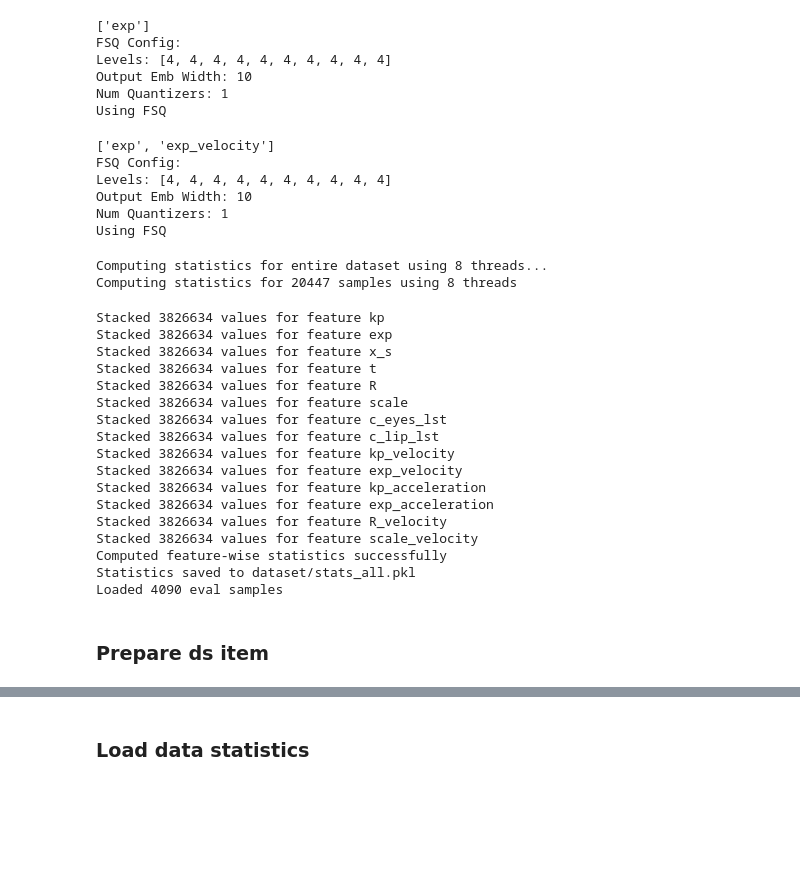
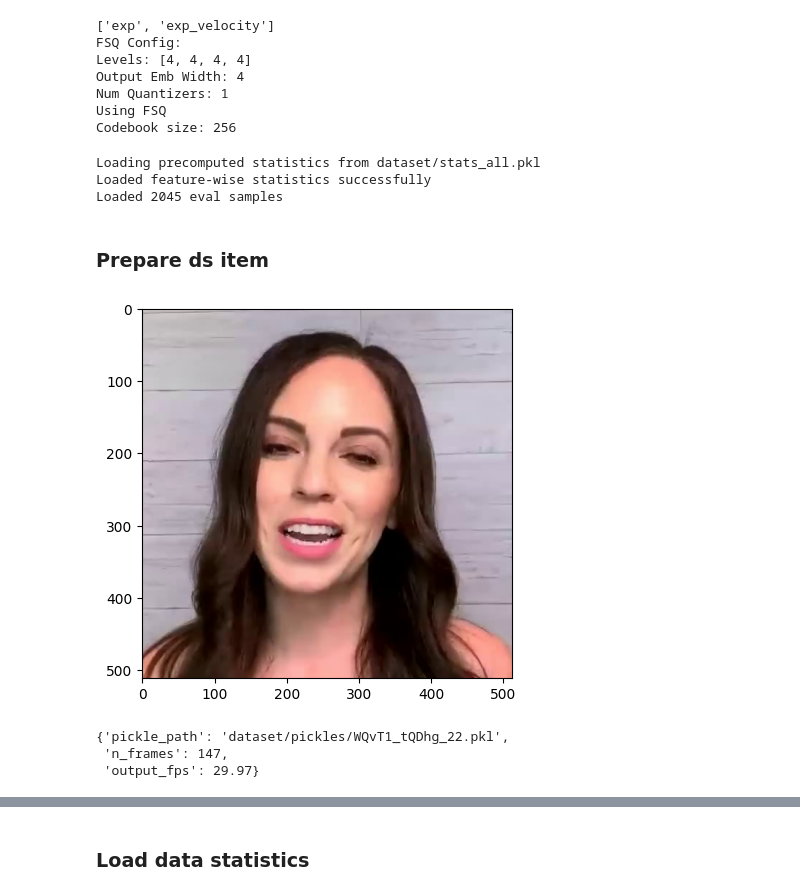
Before and after one commit to xabirizar9/liveportrait-tokenizer, a Jupyter notebook: reconstruct_motions.ipynb, the cells around one changed output, grey strips where cells are left out. Saved outputs shown, nothing was run; the diff lists cells and outputs as text; code cells hidden in the pictures; blank space fills up the shorter version.

```diff
--- a/reconstruct_motions.ipynb
+++ b/reconstruct_motions.ipynb
@@ -79,41 +92,17 @@ Using FSQ
-# %%
-exp_fsq, exp_feats = load_vqvae(Path("outputs/20250524_170400-vae-fsq-only_exp_rest-D10-L4-lr1e-4-bs32-e2000/checkpoints/checkpoint_epoch=909.ckpt"))
-# %% [output]
-['exp']
-FSQ Config:
-Levels: [4, 4, 4, 4, 4, 4, 4, 4, 4, 4]
-Output Emb Width: 10
-Num Quantizers: 1
-Using FSQ
 # %%
-lip_fsq, lip_feats = load_vqvae(Path("outputs/lip_fsq/checkpoints/checkpoint_epoch=239.ckpt"))
+lip_fsq, lip_feats = load_vqvae(Path("outputs/modified_lip_fsq_D4/checkpoints/checkpoint_epoch=249.ckpt"))
 # %% [output]
 ['exp', 'exp_velocity']
 FSQ Config:
-Levels: [4, 4, 4, 4, 4, 4, 4, 4, 4, 4]
-Output Emb Width: 10
+Levels: [4, 4, 4, 4]
+Output Emb Width: 4
 Num Quantizers: 1
 Using FSQ
+Codebook size: 256
 # %%
-ds = Dataset("dataset", split="eval", compute_stats=True)
+ds = Dataset("dataset", split="eval", val_split=0.1, seed=2, compute_stats=False)
 # %% [output]
-Computing statistics for entire dataset using 8 threads...
-Computing statistics for 20447 samples using 8 threads
+Loading precomputed statistics from dataset/stats_all.pkl
+Loaded feature-wise statistics successfully
+Loaded 2045 eval samples
-Stacked 3826634 values for feature kp
-Stacked 3826634 values for feature exp
-Stacked 3826634 values for feature x_s
-Stacked 3826634 values for feature t
-Stacked 3826634 values for feature R
-Stacked 3826634 values for feature scale
-Stacked 3826634 values for feature c_eyes_lst
-Stacked 3826634 values for feature c_lip_lst
-Stacked 3826634 values for feature kp_velocity
-Stacked 3826634 values for feature exp_velocity
-Stacked 3826634 values for feature kp_acceleration
-Stacked 3826634 values for feature exp_acceleration
-Stacked 3826634 values for feature R_velocity
-Stacked 3826634 values for feature scale_velocity
-Computed feature-wise statistics successfully
-Statistics saved to dataset/stats_all.pkl
-Loaded 4090 eval samples
 # %%
@@ -130,17 +126,25 @@ Loaded 4090 eval samples
 # %%
 # 1746 guy video
 # 3364 girl video
 
-sample = ds[3364]
+sample = ds[134]
 
 pickle_path = sample['metadata']['pickle_path']
 vid_id = pickle_path.split("/")[-1].split(".")[0]
 vid_path = f"dataset/train/{vid_id}.mp4"
 
 # Read the first frame from the video and display it
 frame = imageio.get_reader(vid_path).get_data(0)
 plt.imshow(frame)
 plt.show()
+# %% [output]
+[figure, added]
+# %%
+sample['metadata']
+# %% [output]
+{'pickle_path': 'dataset/pickles/WQvT1_tQDhg_22.pkl',
+ 'n_frames': 147,
+ 'output_fps': 29.97}
 # %%
 def prepare_features(sample, feats_enabled, only_lips, device="cuda"):
     """
```
Also changed, not shown: parts of 22 cells of this notebook, 12 other files.
